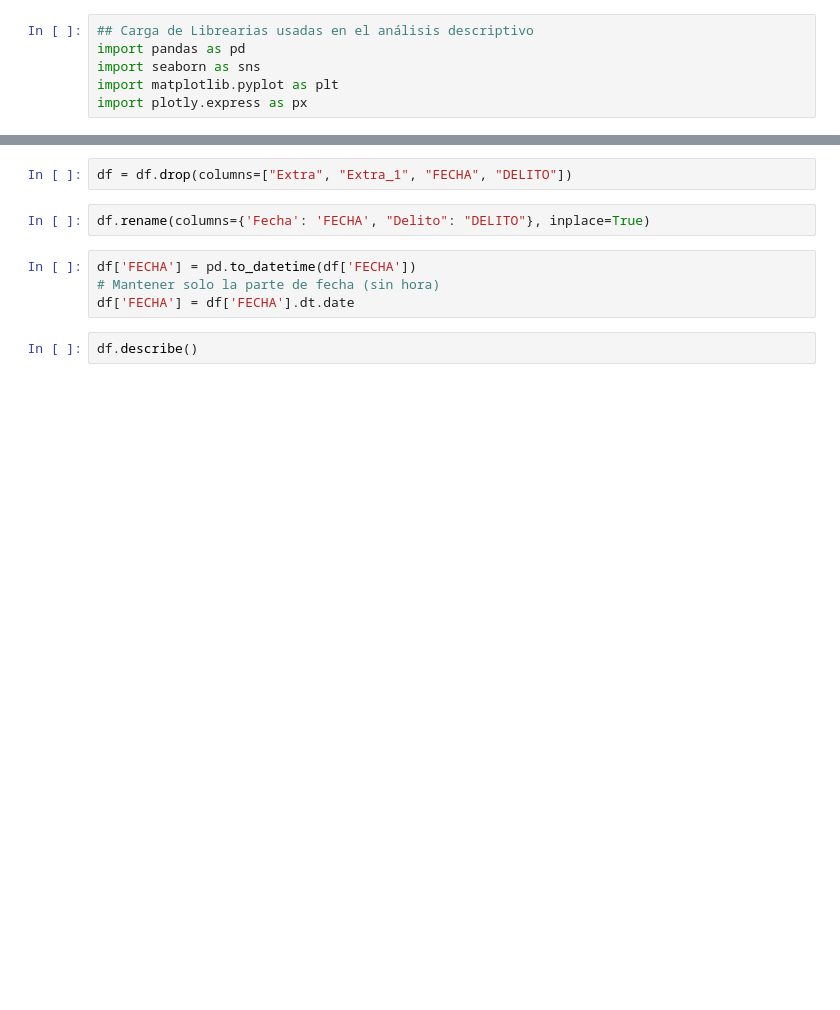
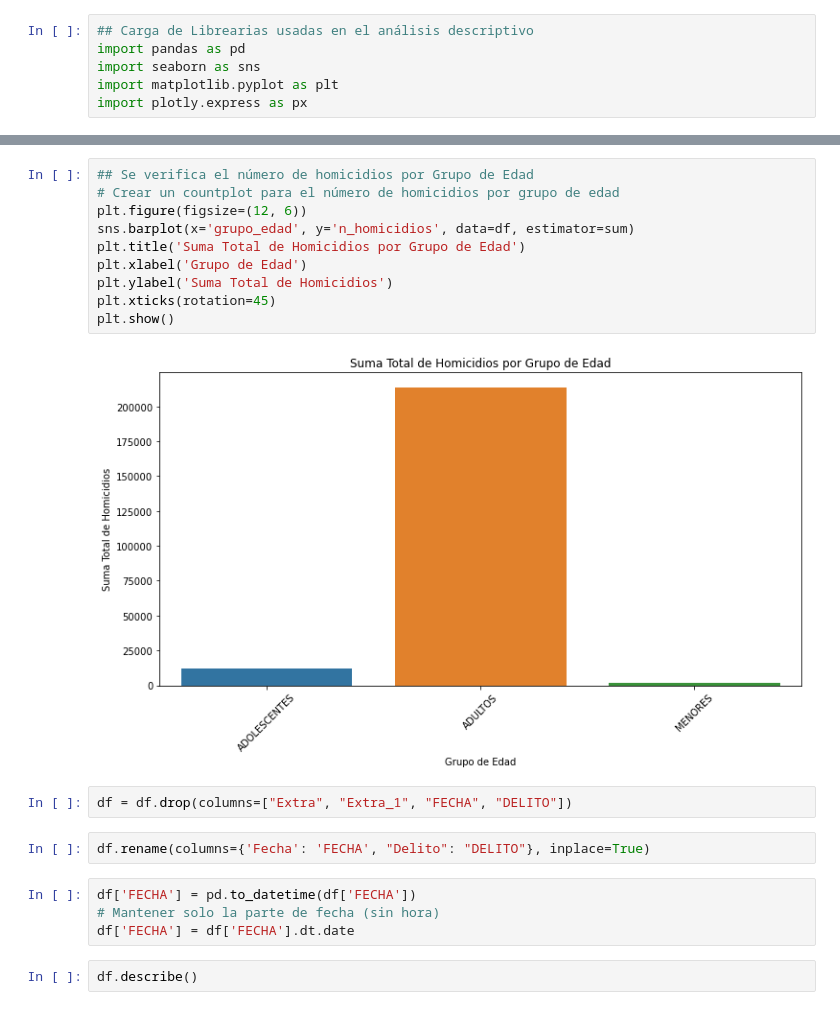
Before and after one commit to jmanjarresm/Proyecto_Final_Aprend_Sup_g17, a Jupyter notebook: Descripción_bd.ipynb, the cells around one changed output, grey strips where cells are left out. Cells and saved outputs as stored; diff of their text form; blank space fills up the shorter version.

```diff
--- a/Descripción_bd.ipynb
+++ b/Descripción_bd.ipynb
@@ -21,3 +89,15 @@ df[['Extra_1', 'Delito']] = df['DELITO'].str.split('.', expand=True)
+# %%
+## Se verifica el número de homicidios por Grupo de Edad
+# Crear un countplot para el número de homicidios por grupo de edad
+plt.figure(figsize=(12, 6))
+sns.barplot(x='grupo_edad', y='n_homicidios', data=df, estimator=sum)
+plt.title('Suma Total de Homicidios por Grupo de Edad')
+plt.xlabel('Grupo de Edad')
+plt.ylabel('Suma Total de Homicidios')
+plt.xticks(rotation=45)
+plt.show()
+# %% [output]
+[figure, added]
 # %%
 df = df.drop(columns=["Extra", "Extra_1", "FECHA", "DELITO"])
 # %%
```
Also changed, not shown: parts of 12 cells of this notebook, 1 other file.
